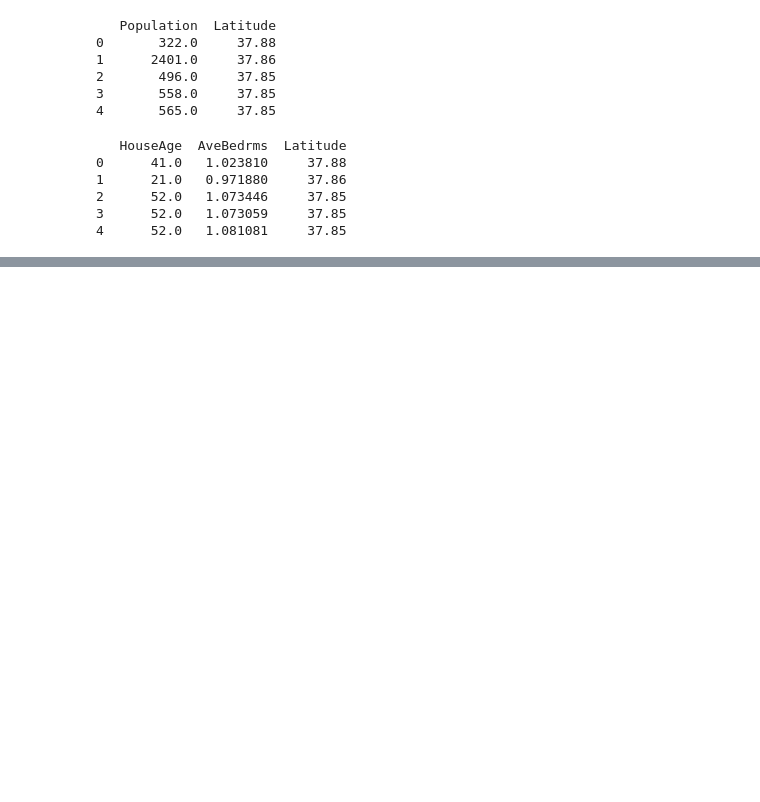
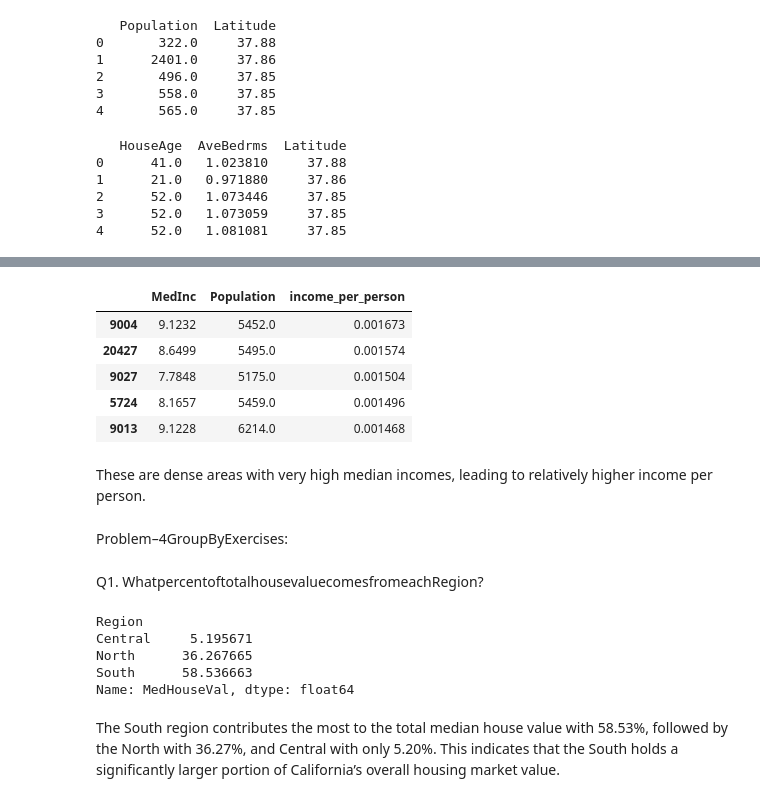
Before and after one commit to Puskar-2212/Data-analysis-tasks, a Jupyter notebook: summertask1.ipynb, the cells around one changed output, grey strips where cells are left out. Cells and saved outputs as stored; diff of their text form; code cells hidden in the pictures; blank space fills up the shorter version.

```diff
--- a/summertask1.ipynb
+++ b/summertask1.ipynb
@@ -83,0 +211,37 @@ print(house_lat.head())
+# %%
+df['income_per_person'] = df['MedInc'] / df['Population']
+dense_areas = df[df['Population'] > 5000]
+rich_dense_areas = dense_areas.sort_values(by='income_per_person', ascending=False)
+# %%
+rich_dense_areas[['MedInc', 'Population', 'income_per_person']].head()
+# %% [output]
+|  | MedInc | Population | income_per_person |
+| 9004 | 9.1232 | 5452.0 | 0.001673 |
+| 20427 | 8.6499 | 5495.0 | 0.001574 |
+| 9027 | 7.7848 | 5175.0 | 0.001504 |
+| 5724 | 8.1657 | 5459.0 | 0.001496 |
+| 9013 | 9.1228 | 6214.0 | 0.001468 |
+# %% [markdown]
+These are dense areas with very high median incomes, leading to relatively higher income per person.
+# %% [markdown]
+ Problem–4GroupByExercises:
+# %% [markdown]
+Q1. WhatpercentoftotalhousevaluecomesfromeachRegion?
+# %%
+# 1. Total house value
+total_value = df['MedHouseVal'].sum()
+
+# 2. Group by Region and sum house value
+region_value = df.groupby('Region')['MedHouseVal'].sum()
+
+# 3. Calculate percentage contribution
+region_percentage = (region_value / total_value) * 100
+print(region_percentage)
+# %% [output]
+Region
+Central     5.195671
+North      36.267665
+South      58.536663
+Name: MedHouseVal, dtype: float64
+# %% [markdown]
+The South region contributes the most to the total median house value with 58.53%, followed by the North with 36.27%, and Central with only 5.20%. This indicates that the South holds a significantly larger portion of California’s overall housing market value.
```
Also changed, not shown: parts of 22 cells of this notebook.
